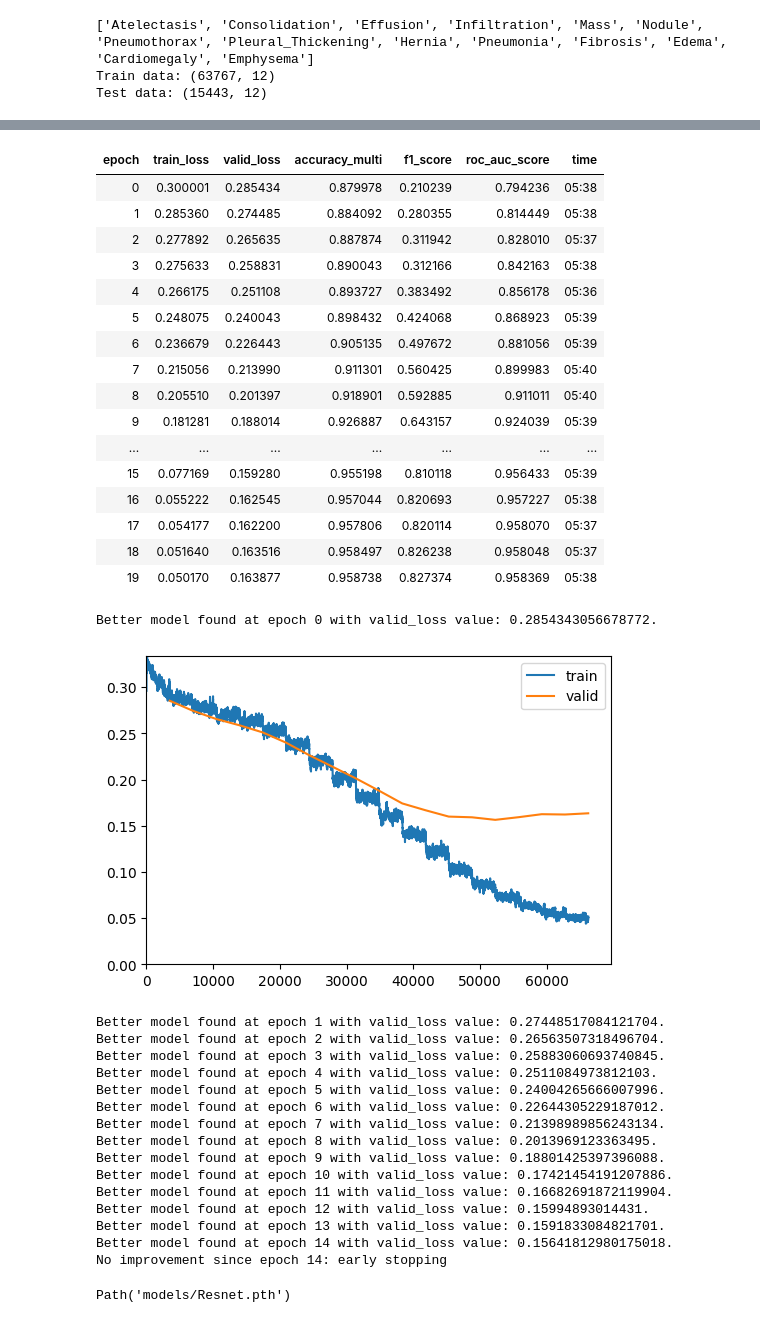
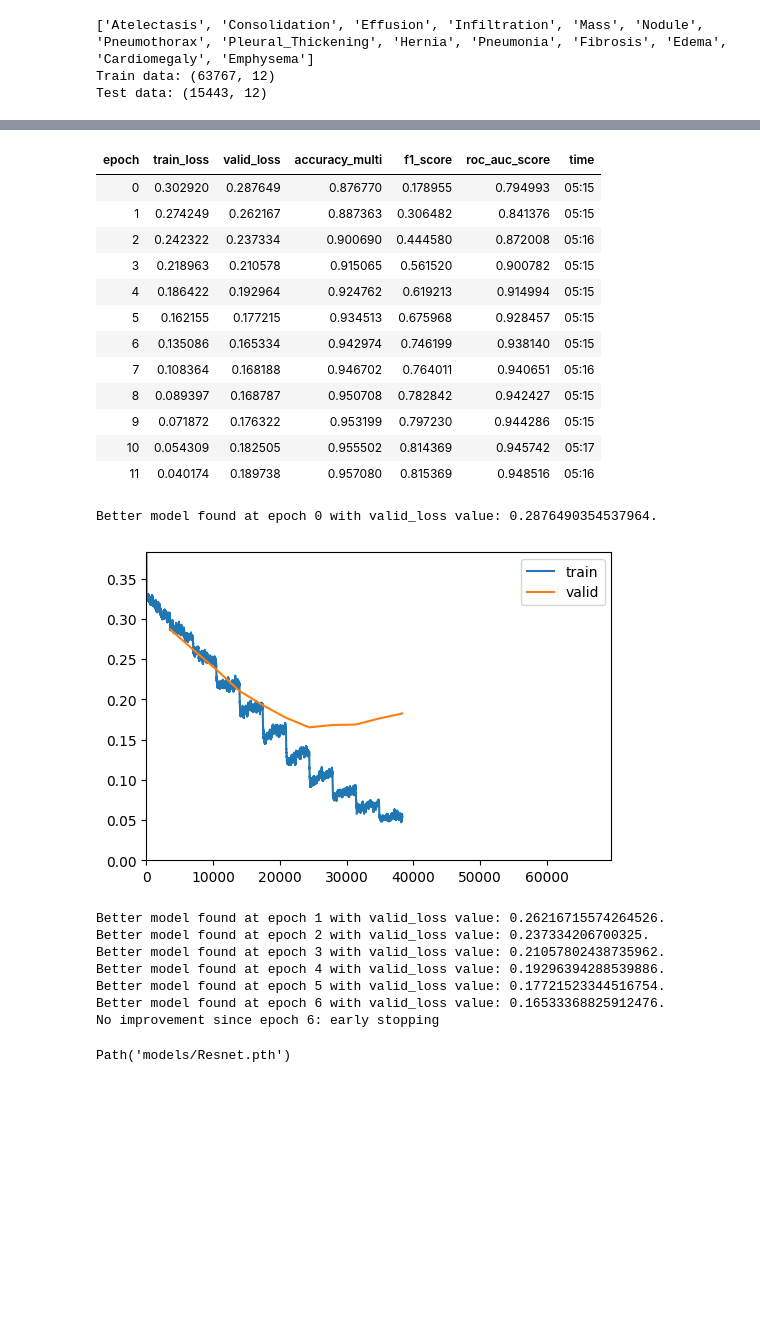
Before and after one commit to Enens813/DL24-cxr, a Jupyter notebook: Experiments/Resnet50_Baseline.ipynb, the cells around one changed output, grey strips where cells are left out. Saved outputs shown, nothing was run; the diff lists cells and outputs as text; code cells hidden in the pictures; blank space fills up the shorter version.

```diff
--- a/Experiments/Resnet50_Baseline.ipynb
+++ b/Experiments/Resnet50_Baseline.ipynb
@@ -342,5 +342,5 @@ intial learning rate= 0.004365158267319202
 # %%
-learn.fine_tune(epochs=20, base_lr=lrs.valley)
+learn.fine_tune(epochs=20, base_lr=1e-3) #, base_lr=lrs.valley)
 learn.save('Resnet')
 # %% [output]
 | epoch | train_loss | valid_loss | accuracy_multi | f1_score | roc_auc_score | time |
@@ -350,37 +350,25 @@ Better model found at epoch 0 with valid_loss value: 0.32082706689834595.
 | epoch | train_loss | valid_loss | accuracy_multi | f1_score | roc_auc_score | time |
-| 0 | 0.300001 | 0.285434 | 0.879978 | 0.210239 | 0.794236 | 05:38 |
-| 1 | 0.285360 | 0.274485 | 0.884092 | 0.280355 | 0.814449 | 05:38 |
-| 2 | 0.277892 | 0.265635 | 0.887874 | 0.311942 | 0.828010 | 05:37 |
-| 3 | 0.275633 | 0.258831 | 0.890043 | 0.312166 | 0.842163 | 05:38 |
-| 4 | 0.266175 | 0.251108 | 0.893727 | 0.383492 | 0.856178 | 05:36 |
-| 5 | 0.248075 | 0.240043 | 0.898432 | 0.424068 | 0.868923 | 05:39 |
-| 6 | 0.236679 | 0.226443 | 0.905135 | 0.497672 | 0.881056 | 05:39 |
-| 7 | 0.215056 | 0.213990 | 0.911301 | 0.560425 | 0.899983 | 05:40 |
-| 8 | 0.205510 | 0.201397 | 0.918901 | 0.592885 | 0.911011 | 05:40 |
-| 9 | 0.181281 | 0.188014 | 0.926887 | 0.643157 | 0.924039 | 05:39 |
-| ... | ... | ... | ... | ... | ... | ... |
-| 15 | 0.077169 | 0.159280 | 0.955198 | 0.810118 | 0.956433 | 05:39 |
-| 16 | 0.055222 | 0.162545 | 0.957044 | 0.820693 | 0.957227 | 05:38 |
-| 17 | 0.054177 | 0.162200 | 0.957806 | 0.820114 | 0.958070 | 05:37 |
-| 18 | 0.051640 | 0.163516 | 0.958497 | 0.826238 | 0.958048 | 05:37 |
-| 19 | 0.050170 | 0.163877 | 0.958738 | 0.827374 | 0.958369 | 05:38 |
+| 0 | 0.302920 | 0.287649 | 0.876770 | 0.178955 | 0.794993 | 05:15 |
+| 1 | 0.274249 | 0.262167 | 0.887363 | 0.306482 | 0.841376 | 05:15 |
+| 2 | 0.242322 | 0.237334 | 0.900690 | 0.444580 | 0.872008 | 05:16 |
+| 3 | 0.218963 | 0.210578 | 0.915065 | 0.561520 | 0.900782 | 05:15 |
+| 4 | 0.186422 | 0.192964 | 0.924762 | 0.619213 | 0.914994 | 05:15 |
+| 5 | 0.162155 | 0.177215 | 0.934513 | 0.675968 | 0.928457 | 05:15 |
+| 6 | 0.135086 | 0.165334 | 0.942974 | 0.746199 | 0.938140 | 05:15 |
+| 7 | 0.108364 | 0.168188 | 0.946702 | 0.764011 | 0.940651 | 05:16 |
+| 8 | 0.089397 | 0.168787 | 0.950708 | 0.782842 | 0.942427 | 05:15 |
+| 9 | 0.071872 | 0.176322 | 0.953199 | 0.797230 | 0.944286 | 05:15 |
+| 10 | 0.054309 | 0.182505 | 0.955502 | 0.814369 | 0.945742 | 05:17 |
+| 11 | 0.040174 | 0.189738 | 0.957080 | 0.815369 | 0.948516 | 05:16 |
-Better model found at epoch 0 with valid_loss value: 0.2854343056678772.
+Better model found at epoch 0 with valid_loss value: 0.2876490354537964.
-[figure, old version]
+[figure, new version]
-Better model found at epoch 1 with valid_loss value: 0.27448517084121704.
-Better model found at epoch 2 with valid_loss value: 0.26563507318496704.
-Better model found at epoch 3 with valid_loss value: 0.25883060693740845.
-Better model found at epoch 4 with valid_loss value: 0.2511084973812103.
-Better model found at epoch 5 with valid_loss value: 0.24004265666007996.
-Better model found at epoch 6 with valid_loss value: 0.22644305229187012.
-Better model found at epoch 7 with valid_loss value: 0.21398989856243134.
-Better model found at epoch 8 with valid_loss value: 0.2013969123363495.
-Better model found at epoch 9 with valid_loss value: 0.18801425397396088.
-Better model found at epoch 10 with valid_loss value: 0.17421454191207886.
-Better model found at epoch 11 with valid_loss value: 0.16682691872119904.
-Better model found at epoch 12 with valid_loss value: 0.15994893014431.
-Better model found at epoch 13 with valid_loss value: 0.1591833084821701.
-Better model found at epoch 14 with valid_loss value: 0.15641812980175018.
-No improvement since epoch 14: early stopping
+Better model found at epoch 1 with valid_loss value: 0.26216715574264526.
+Better model found at epoch 2 with valid_loss value: 0.237334206700325.
+Better model found at epoch 3 with valid_loss value: 0.21057802438735962.
+Better model found at epoch 4 with valid_loss value: 0.19296394288539886.
+Better model found at epoch 5 with valid_loss value: 0.17721523344516754.
+Better model found at epoch 6 with valid_loss value: 0.16533368825912476.
+No improvement since epoch 6: early stopping
 Path('models/Resnet.pth')
 # %%
 dblock = DataBlock(
```
Also changed, not shown: parts of 4 cells of this notebook, 2 other files.
